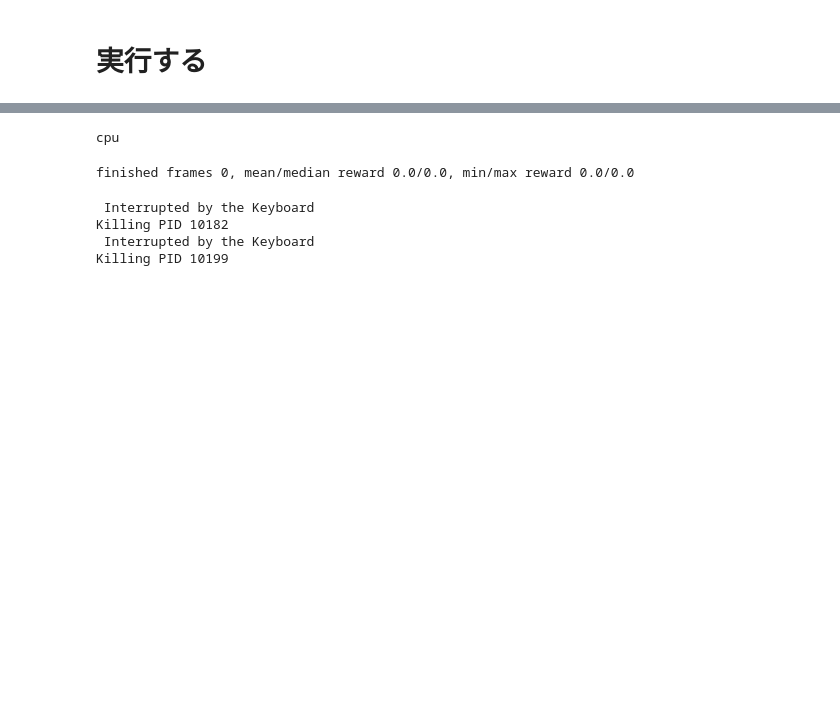
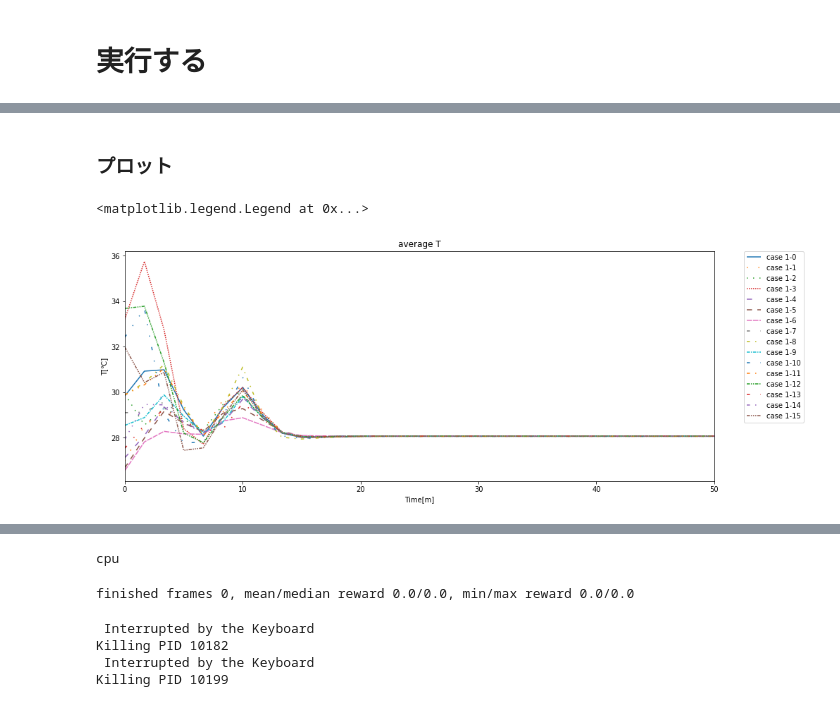
Before and after one commit to mamitsu2/aircond5, a Jupyter notebook: leinform_fluid_A2C.ipynb, the cells around one changed output, grey strips where cells are left out. Saved outputs shown, nothing was run; the diff lists cells and outputs as text; code cells hidden in the pictures; blank space fills up the shorter version.

```diff
--- a/leinform_fluid_A2C.ipynb
+++ b/leinform_fluid_A2C.ipynb
@@ -1549,0 +1618,4 @@ for j in range(PLAY_STEP):
+# %%
+time_list = np.array([x for x in range(first, last, step)])/60
+# %% [markdown]
+### プロット
@@ -1549,0 +1626,46 @@ for j in range(PLAY_STEP):
+# %%
+from collections import OrderedDict
+linestyles_ = OrderedDict(
+    [('solid',               (0, ())),
+     ('loosely dotted',      (0, (1, 10))),
+     ('dotted',              (0, (1, 5))),
+     ('densely dotted',      (0, (1, 1))),
+
+     ('loosely dashed',      (0, (5, 10))),
+     ('dashed',              (0, (5, 5))),
+     ('densely dashed',      (0, (5, 1))),
+
+     ('loosely dashdotted',  (0, (3, 10, 1, 10))),
+     ('dashdotted',          (0, (3, 5, 1, 5))),
+     ('densely dashdotted',  (0, (3, 1, 1, 1))),
+
+     ('loosely dashdotdotted', (0, (3, 10, 1, 10, 1, 10))),
+     ('dashdotdotted',         (0, (3, 5, 1, 5, 1, 5))),
+     ('densely dashdotdotted', (0, (3, 1, 1, 1, 1, 1))),
+
+     ('loosely dashdotdotdotted', (0, (3,10,1,10,1,10,1,10))),
+     ('dashdotdotdotted', (0, (3,5,1,5,1,5,1,5))),
+     ('densely dashdotdotdotted', (0, (3,1,1,1,1,1,1,1))),
+    ])
+# %%
+linestyles = [linestyle for name, linestyle in linestyles_.items()]
+# %%
+linestyles = linestyles*3
+# %%
+# Tのプロット
+for i in range(NUM_PROCESSES):
+    plt.plot(time_list, T_list[i], label='case 1-{}'.format(i), \
+             linestyle=linestyles[i])
+#plt.plot(time_list, T_b, label='case 1-2',linestyle='dashed')
+#plt.plot(time_list, T_d, label='case 1-3',linestyle='dashdot')
+#plt.plot(time_list, T_f, label='case 1-4',linestyle='dotted')
+plt.xlabel("Time[m]")
+plt.ylabel("T[℃]")
+plt.title('average T')
+plt.xlim(0,50)
+#plt.ylim(-0.5,2.8)
+plt.legend(bbox_to_anchor=(1.05, 1), loc='upper left', borderaxespad=0)
+plt.savefig("T_123.png",dpi=150)
+# %% [output]
+<matplotlib.legend.Legend at 0x...>
+[figure, added]
```
Also changed, not shown: parts of 12 cells of this notebook, 2 other files.
